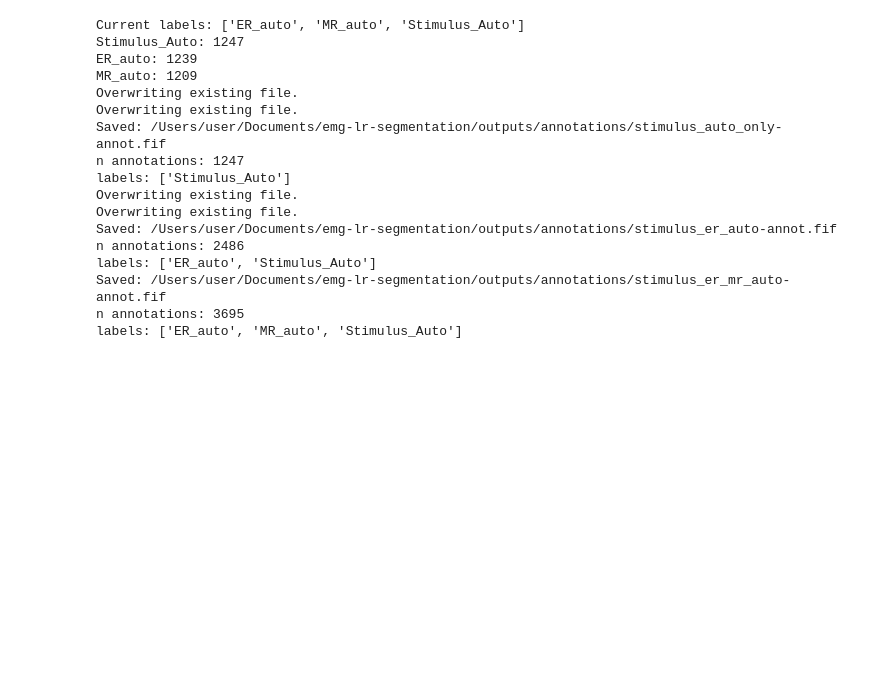
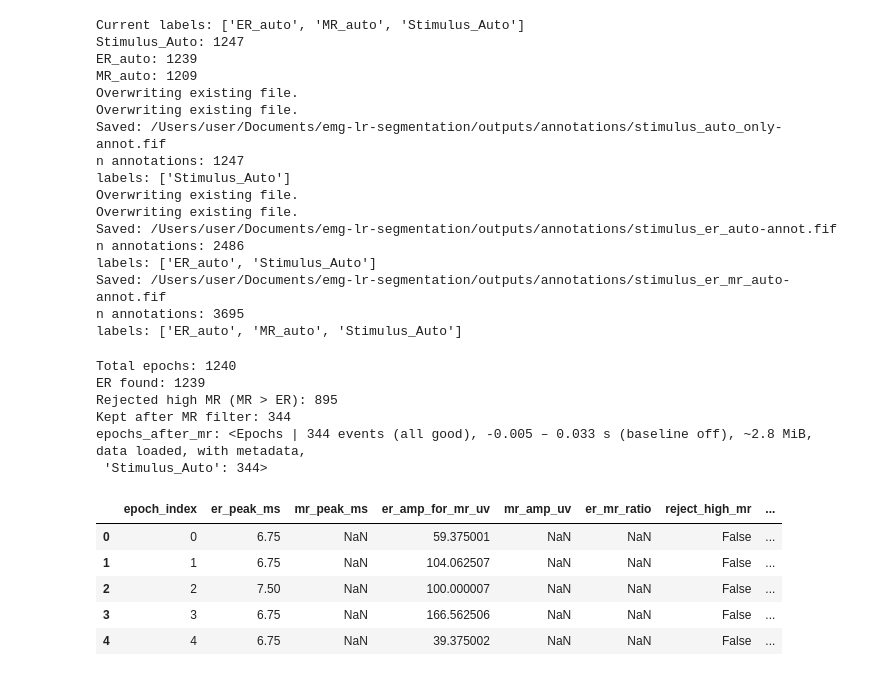
Before and after one commit to violaxanthin/emg-lr-segmentation, a Jupyter notebook: notebooks/emg_lr_segmentation.ipynb, the cells around one changed output. Cells and saved outputs as stored; diff of their text form; code cells hidden in the pictures; blank space fills up the shorter version.

```diff
--- a/notebooks/emg_lr_segmentation.ipynb
+++ b/notebooks/emg_lr_segmentation.ipynb
@@ -983,3 +1060,62 @@ labels: ['ER_auto', 'Stimulus_Auto']
 Saved: /Users/user/Documents/emg-lr-segmentation/outputs/annotations/stimulus_er_mr_auto-annot.fif
 n annotations: 3695
 labels: ['ER_auto', 'MR_auto', 'Stimulus_Auto']
+# %%
+# Исключаем эпохи с высоким MR
+# Условие: высокий MR = MR > ER.
+# В текущей таблице er_mr_ratio = ER / MR, значит высокий MR: er_mr_ratio < 1.
+
+MR_ER_THRESHOLD = 1.0
+
+mr_filter_df = er_df.copy()
+
+mr_filter_df["reject_high_mr"] = (
+    (mr_filter_df["mr_found"] == True) &
+    np.isfinite(mr_filter_df["er_mr_ratio"]) &
+    (mr_filter_df["er_mr_ratio"] < MR_ER_THRESHOLD)
+)
+
+mr_filter_df["keep_after_mr"] = (
+    (mr_filter_df["er_found"] == True)
+    (~mr_filter_df["reject_high_mr"])
+)
+
+kept_epoch_indices = mr_filter_df.loc[mr_filter_df["keep_after_mr"], "epoch_index"].astype(int).to_numpy()
+rejected_high_mr_indices = mr_filter_df.loc[mr_filter_df["reject_high_mr"], "epoch_index"].astype(int).to_numpy()
+
+epochs_after_mr = epochs_auto[kept_epoch_indices]
+er_df_after_mr = mr_filter_df.loc[mr_filter_df["keep_after_mr"]].reset_index(drop=True)
+
+print("Total epochs:", len(mr_filter_df))
+print("ER found:", int(mr_filter_df["er_found"].sum()))
+print("Rejected high MR (MR > ER):", len(rejected_high_mr_indices))
+print("Kept after MR filter:", len(kept_epoch_indices))
+print("epochs_after_mr:", epochs_after_mr)
+
+display(
+    mr_filter_df[
+        [
+            "epoch_index",
+            "er_peak_ms",
+            "mr_peak_ms",
+            "er_amp_for_mr_uv",
+            "mr_amp_uv",
+            "er_mr_ratio",
+            "reject_high_mr",
+            "keep_after_mr",
+        ]
+    ].head()
+)
+# %% [output]
+Total epochs: 1240
+ER found: 1239
+Rejected high MR (MR > ER): 895
+Kept after MR filter: 344
+epochs_after_mr: <Epochs | 344 events (all good), -0.005 – 0.033 s (baseline off), ~2.8 MiB, data loaded, with metadata,
+ 'Stimulus_Auto': 344>
+|  | epoch_index | er_peak_ms | mr_peak_ms | er_amp_for_mr_uv | mr_amp_uv | er_mr_ratio | reject_high_mr | ... |
+| 0 | 0 | 6.75 | NaN | 59.375001 | NaN | NaN | False | ... |
+| 1 | 1 | 6.75 | NaN | 104.062507 | NaN | NaN | False | ... |
+| 2 | 2 | 7.50 | NaN | 100.000007 | NaN | NaN | False | ... |
+| 3 | 3 | 6.75 | NaN | 166.562506 | NaN | NaN | False | ... |
+| 4 | 4 | 6.75 | NaN | 39.375002 | NaN | NaN | False | ... |
```
Also changed, not shown: parts of 5 cells of this notebook.
